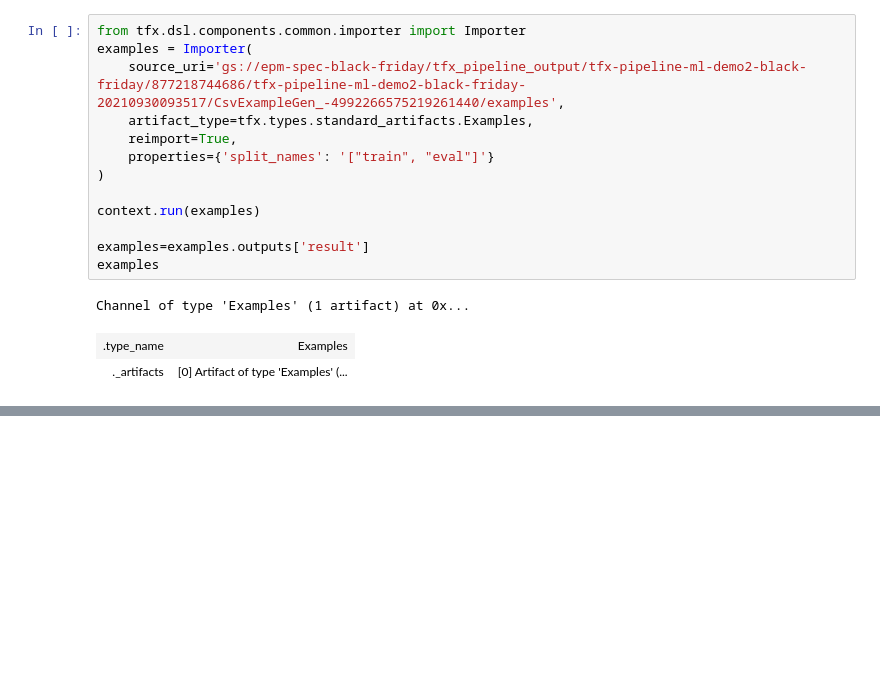
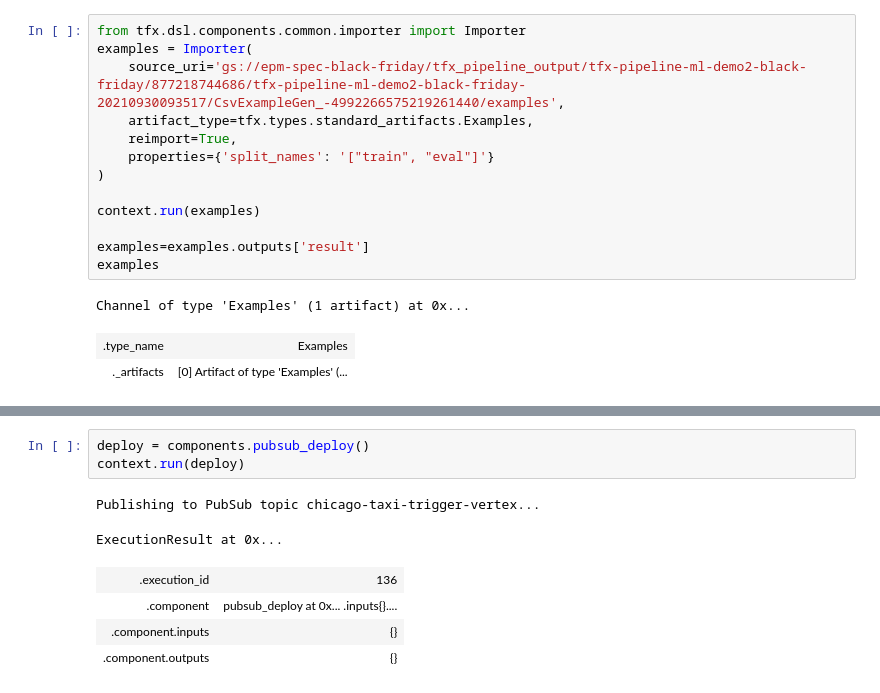
Before and after one commit to pilipenok/ml-specialization-demo2, a Jupyter notebook: sandbox.ipynb, the cells around one changed output, grey strips where cells are left out. Drawn from its saved outputs; the diff is of its cells as text; blank space fills up the shorter version.

Commit message:
finish pipeline pubsub event

```diff
--- a/sandbox.ipynb
+++ b/sandbox.ipynb
@@ -94,0 +66,10 @@ ExecutionResult at 0x...
+# %%
+deploy = components.pubsub_deploy()
+context.run(deploy)
+# %% [output]
+Publishing to PubSub topic chicago-taxi-trigger-vertex...
+ExecutionResult at 0x...
+| .execution_id | 136 |
+| .component | pubsub_deploy at 0x... .inputs{}.... |
+| .component.inputs | {} |
+| .component.outputs | {} |
```
Also changed, not shown: parts of 4 cells of this notebook, 3 other files.
